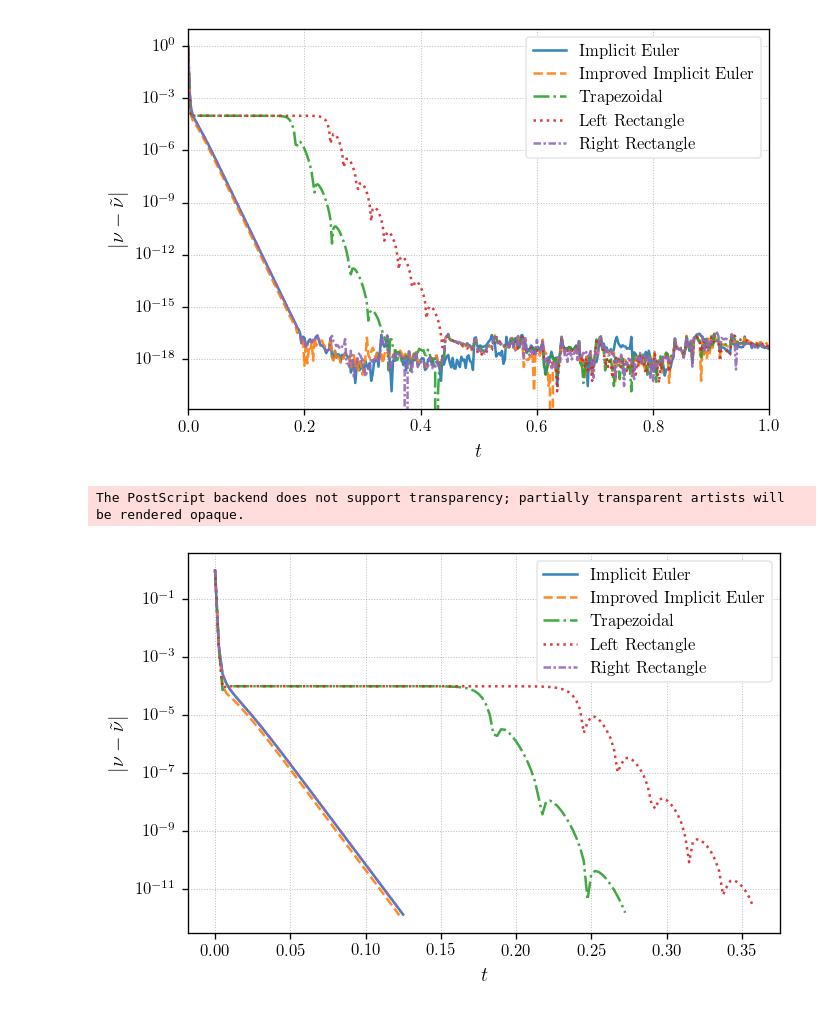
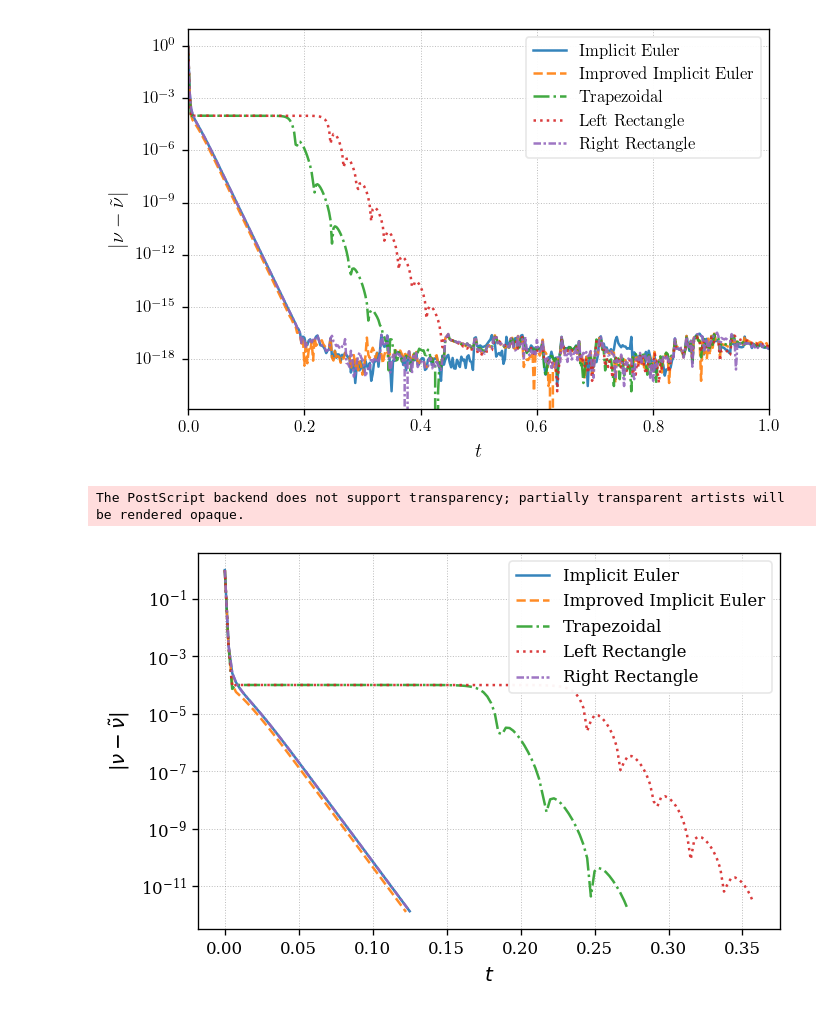
Before and after one commit to BKMagiv/My-FEniCSx-code, a Jupyter notebook: RePare.ipynb, the cells around one changed output. Drawn from its saved outputs; the diff is of its cells as text; code cells hidden in the pictures.

```diff
--- a/RePare.ipynb
+++ b/RePare.ipynb
@@ -617,8 +617,10 @@ for l in range(L):
 
 if domain.comm.rank == 0:
     # Set Latex font with better parameters
-    plt.rc("text"  , usetex    = True)
-    plt.rc("font"  , family    = "serif", size = 12)
+    # plt.rc("text"  , usetex    = True)
+    # plt.rc("font"  , family    = "serif", size = 12)
+    plt.rc("text"  , usetex    = False)
+    plt.rc("font"  , family    = "Arial", size = 12)
     plt.rc("axes"  , titlesize = 12)        # fontsize of the axes title
     plt.rc("axes"  , labelsize = 12)        # fontsize of the x and y labels
     plt.rc("xtick" , labelsize = 10)        # fontsize of the tick labels
@@ -938,7 +940,8 @@ if domain.comm.rank == 0:
     # Set Latex font with better parameters
     # plt.rc("text"  , usetex    = True)
     # plt.rc("font"  , family    = "serif", size = 12)
-    plt.rc("font"  , family    = "Arial", size = 12)
+    plt.rc("text"  , usetex    = False)
+    plt.rc("font"  , family    = "serif", size = 12)
     plt.rc("axes"  , titlesize = 12)        # fontsize of the axes title
     plt.rc("axes"  , labelsize = 12)        # fontsize of the x and y labels
     plt.rc("xtick" , labelsize = 10)        # fontsize of the tick labels
@@ -965,34 +968,34 @@ if domain.comm.rank == 0:
         r"Left Rectangle",
         r"Right Rectangle"
     ]
     # Plot all five algorithms
     for l in range(L):
         ax.plot(t[0 : int(stop[l])], Error[0 : int(stop[l]), l], color = colors[l], linestyle = linestyles[l],
                 linewidth = 1.5, alpha = 0.9, label = labels[l])
 
     # Set scales and labels
     ax.set_yscale("log")
     # ax.set_xlim(0, 1)
     ax.set_xlabel(r"$t$", labelpad = 5)
     ax.set_ylabel(r"$|\nu - \tilde{\nu}|$", labelpad = 5)
 
     # Improved legend
     ax.legend(loc = "best", frameon = True, framealpha = 0.95,
               edgecolor = "0.9", facecolor = "white")
 
     # Grid and layout improvements
     ax.grid(True, which = "both", linestyle = ":", linewidth = 0.6, alpha = 0.5, color = "gray")
     ax.set_axisbelow(True)              # grid behind plot elements
 
     # Adjust layout and save/show
     fig.tight_layout(pad = 1.2)         # extra padding around plot
 
     # For saving
     plt.savefig("./image/Example1_Stop_time.eps", bbox_inches = "tight", dpi = 300)
     plt.savefig("./image/Example1_Stop_time.png", bbox_inches = "tight", dpi = 300)
 # %% [output]
 The PostScript backend does not support transparency; partially transparent artists will be rendered opaque.
-[figure, old version]
+[figure, new version]
 # %%
 # Example 2
 # 2D Cahn-Hilliard equation
```
Also changed, not shown: 2 other files.
